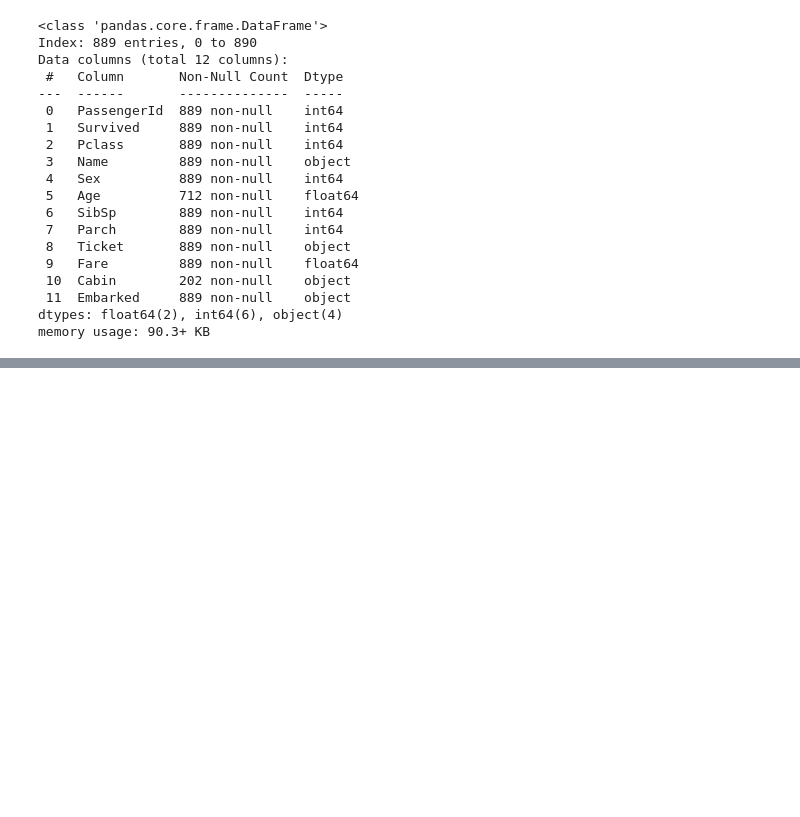
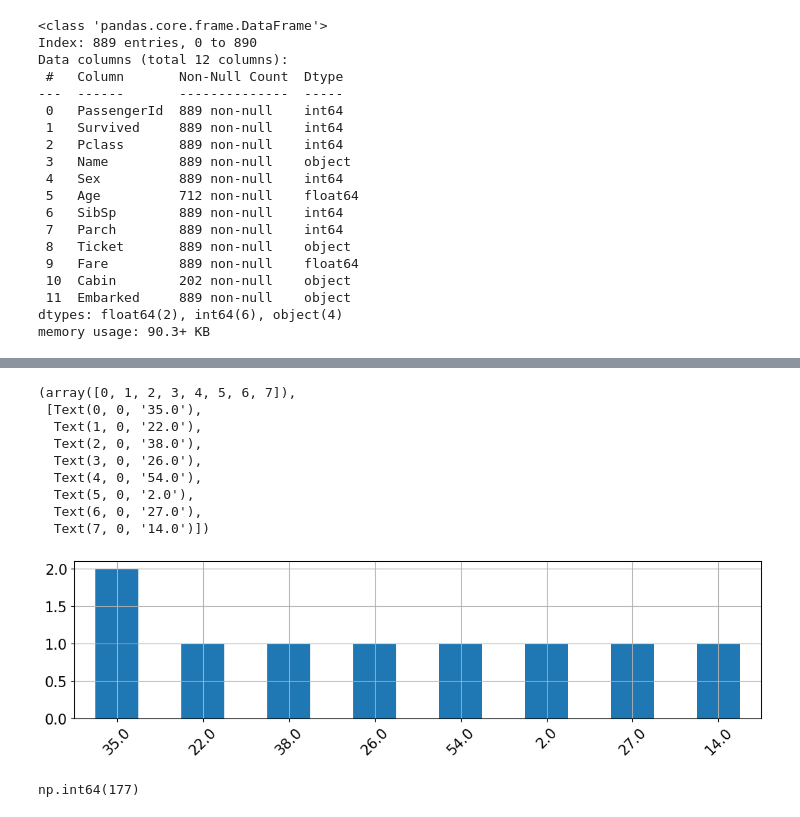
Before and after one commit to hwan0309/DataAnalyst_T, a Jupyter notebook: 타이타닉.ipynb, the cells around one changed output, grey strips where cells are left out. Drawn from its saved outputs; the diff is of its cells as text; code cells hidden in the pictures; blank space fills up the shorter version.

```diff
--- a/타이타닉.ipynb
+++ b/타이타닉.ipynb
@@ -97,0 +284,21 @@ memory usage: 90.3+ KB
+# %%
+import matplotlib.pyplot as plt
+CountStatus = pd.value_counts(train['Age'].values[:10], sort=True)
+CountStatus.plot.bar()
+CountStatus.plot.bar(grid=True, figsize=(13,3), fontsize=15)
+plt.xticks(rotation=45)
+# %% [output]
+(array([0, 1, 2, 3, 4, 5, 6, 7]),
+ [Text(0, 0, '35.0'),
+  Text(1, 0, '22.0'),
+  Text(2, 0, '38.0'),
+  Text(3, 0, '26.0'),
+  Text(4, 0, '54.0'),
+  Text(5, 0, '2.0'),
+  Text(6, 0, '27.0'),
+  Text(7, 0, '14.0')])
+[figure, added]
+# %%
+train['Age'].isnull().sum()
+# %% [output]
+np.int64(177)
```
Also changed, not shown: parts of 27 cells of this notebook.
